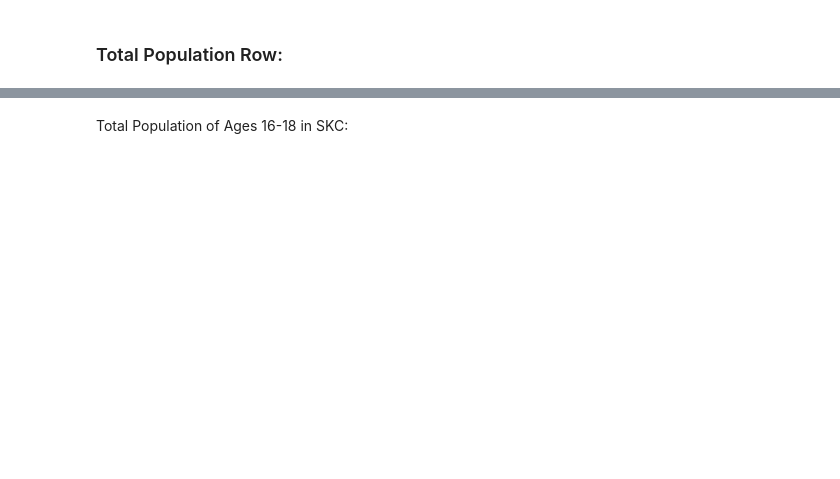
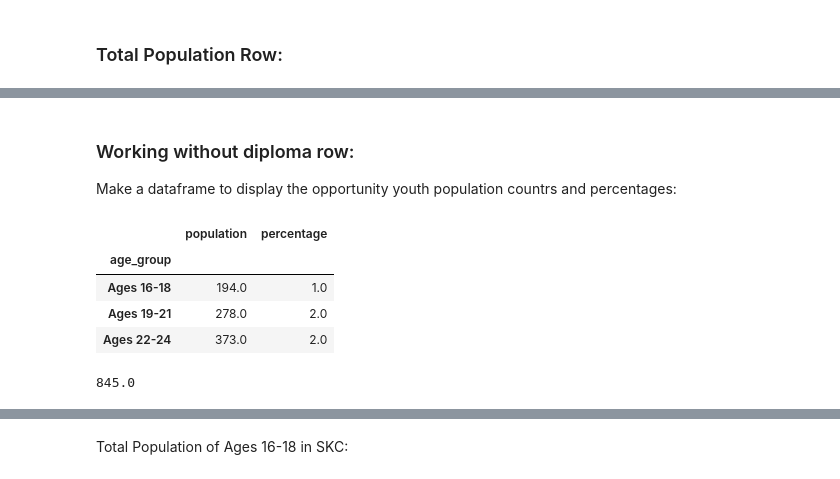
Before and after one commit to lecritch/mod-1-project-chicago-seattle-ds-051120, a Jupyter notebook: notebooks/exploratory/08_pt3_values_lc.ipynb, the cells around one changed output, grey strips where cells are left out. Saved outputs shown, nothing was run; the diff lists cells and outputs as text; code cells hidden in the pictures; blank space fills up the shorter version.

```diff
--- a/notebooks/exploratory/08_pt3_values_lc.ipynb
+++ b/notebooks/exploratory/08_pt3_values_lc.ipynb
@@ -91,0 +137,20 @@ skc_df
+# %% [markdown]
+### Working without diploma row:
+
+Make a dataframe to display the opportunity youth population countrs and percentages:
+# %%
+work_no_dip = skc_df[(skc_df['employment_status'].isin(['1', '2', '4', '5'])) & (skc_df['education_attained'] == '15')].groupby(['age_group']).sum().drop(columns = ['age', 'is_oy'])
+work_no_dip.rename(columns = {'person_weight': 'population'}, inplace = True)
+work_no_dip['percentage'] = round(work_no_dip['population'] / tot_pops_df['population'] * 100)
+work_no_dip
+# %% [output]
+|  | population | percentage |
+| age_group |  |  |
+| Ages 16-18 | 194.0 | 1.0 |
+| Ages 19-21 | 278.0 | 2.0 |
+| Ages 22-24 | 373.0 | 2.0 |
+# %%
+work_no_dip_tot = work_no_dip['population'].sum()
+work_no_dip_tot
+# %% [output]
+845.0
```
Also changed, not shown: parts of 35 cells of this notebook.
